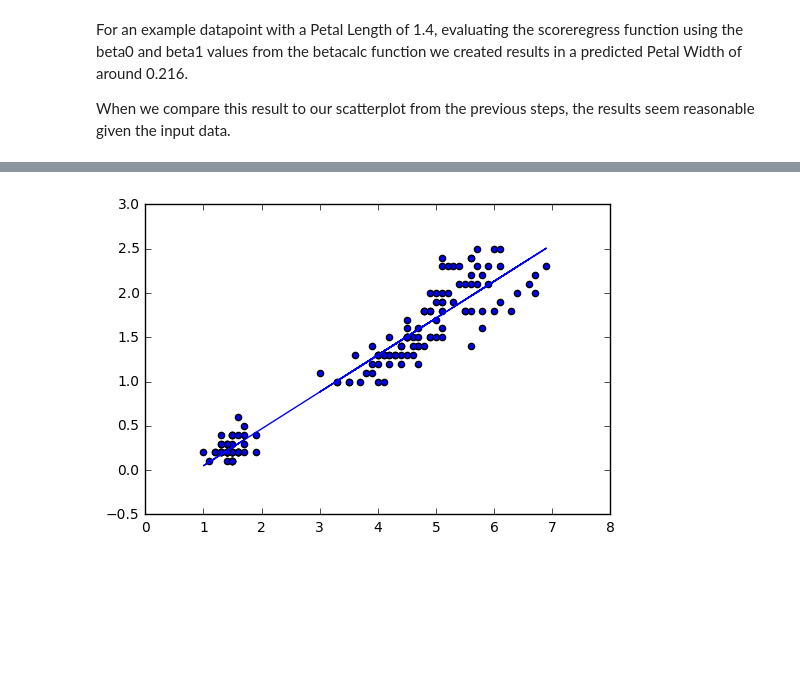
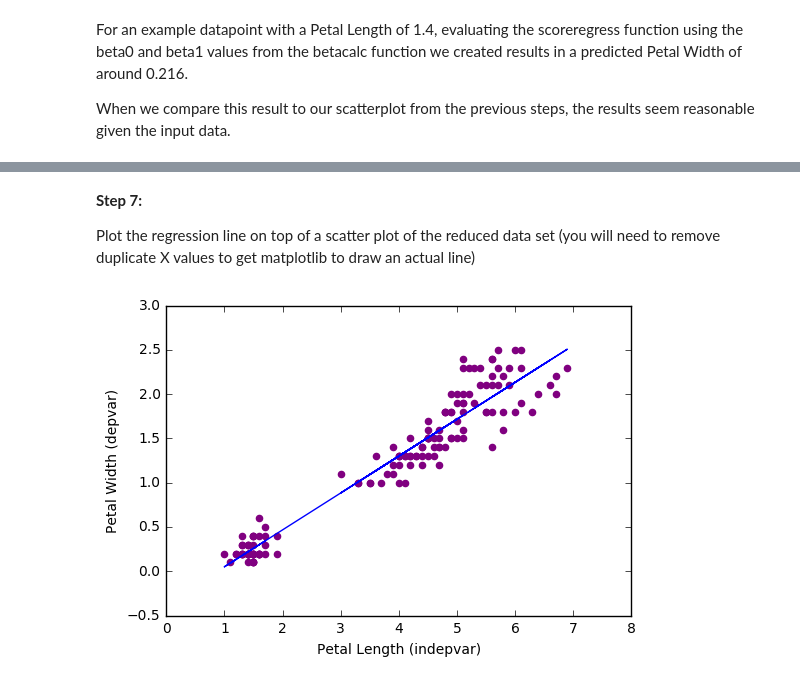
Before and after one commit to paigebiller/HomeworkFour, a Jupyter notebook: Homework Four.ipynb, the cells around one changed output, grey strips where cells are left out. Drawn from its saved outputs; the diff is of its cells as text; code cells hidden in the pictures; blank space fills up the shorter version.

```diff
--- a/Homework Four.ipynb
+++ b/Homework Four.ipynb
@@ -91,9 +91,9 @@ The scoreregress function takes in one parameter, a datapoint. Because this is a
 
 betaarray[0] represents the y-intercept, with betaarray[1] representing the regression coefficient for Petal Length.
 # %%
-betaarray=betacalc(xmatrix,yvar) #calculates beta0 and beta1 for the irisdata Petal Length-Petal Width model
+irisbetas=betacalc(xmatrix,yvar) #calculates beta0 and beta1 for the irisdata Petal Length-Petal Width model
 
-print(betaarray)
+print(irisbetas)
 # %% [output]
 [-0.36651405  0.41641913]
 # %% [markdown]
@@ -101,9 +101,9 @@ For our data, the y-intercept is -0.3665 and the coefficient for Petal Length is
 # %%
-def scoreregress(datapointx):
+def scoreregress(betaarray,datapointx):
     predictvar= betaarray[0]+betaarray[1]*datapointx
     return predictvar
 
-predictarray=scoreregress(1.4)
+predictarray=scoreregress(irisbetas,1.4)
 
 print(predictarray)
 # %% [output]
@@ -147,0 +124,10 @@ array([[ 1.4       ,  0.21647274],
+# %%
+yhatarray = np.empty(shape=[1,2])
+
+for x in reducediris['Petal Length']:
+    yhat = scoreregress(irisbetas,x)
+    yhatarray = np.vstack([yhatarray, [x, yhat]])
+
+yhatarray = np.delete(yhatarray,0,0)
+
+yhatarray
@@ -148,12 +152,15 @@ array([[ 1.4       ,  0.21647274],
+# %% [markdown]
+**Step 7:**
+
+Plot the regression line on top of a scatter plot of the reduced data set (you will need to remove duplicate X values to get matplotlib to draw an actual line)
 # %%
-#Change from Numpy array into DataFrame
-data = pd.DataFrame(data = expected_Petal_Width[0:,0:])
-#Remove duplicate rows
-data = data.drop_duplicates()
+yhat = pd.DataFrame(data=yhatarray[0:,0:])
+yhat = yhat.drop_duplicates()
 
-#creat scatter plot with regression line fitted on top
-plt.scatter(reducediris['Petal Length'], reducediris['Petal Width'])
-plt.plot(data[0],data[1])
+plt.scatter(reducediris['Petal Length'], reducediris['Petal Width'],color='purple')
+plt.plot(yhat[0],yhat[1])
+plt.xlabel("Petal Length (indepvar)")
+plt.ylabel("Petal Width (depvar)")
 plt.show()
 # %% [output]
-[figure, old version]
+[figure, new version]
```
Also changed, not shown: parts of 7 cells of this notebook.
